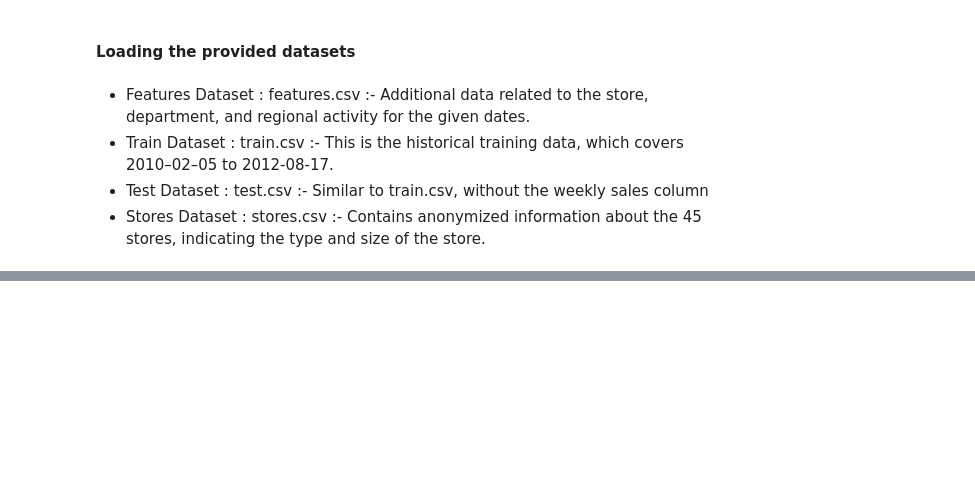
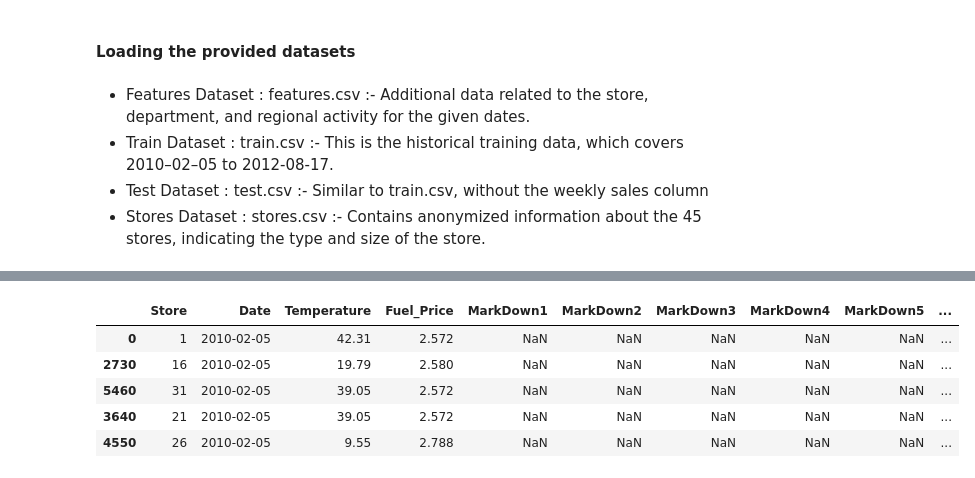
Before and after one commit to mdpw/msc-pds-group, a Jupyter notebook: analysis.ipynb, the cells around one changed output, grey strips where cells are left out. Drawn from its saved outputs; the diff is of its cells as text; code cells hidden in the pictures; blank space fills up the shorter version.

```diff
--- a/analysis.ipynb
+++ b/analysis.ipynb
@@ -35,0 +72,9 @@ df_train.columns = df_train.columns.str.replace(' ', '_')
+# %%
+df_features.head()
+# %% [output]
+|  | Store | Date | Temperature | Fuel_Price | MarkDown1 | MarkDown2 | MarkDown3 | MarkDown4 | MarkDown5 | ... |
+| 0 | 1 | 2010-02-05 | 42.31 | 2.572 | NaN | NaN | NaN | NaN | NaN | ... |
+| 2730 | 16 | 2010-02-05 | 19.79 | 2.580 | NaN | NaN | NaN | NaN | NaN | ... |
+| 5460 | 31 | 2010-02-05 | 39.05 | 2.572 | NaN | NaN | NaN | NaN | NaN | ... |
+| 3640 | 21 | 2010-02-05 | 39.05 | 2.572 | NaN | NaN | NaN | NaN | NaN | ... |
+| 4550 | 26 | 2010-02-05 | 9.55 | 2.788 | NaN | NaN | NaN | NaN | NaN | ... |
```
Also changed, not shown: parts of 26 cells of this notebook.
